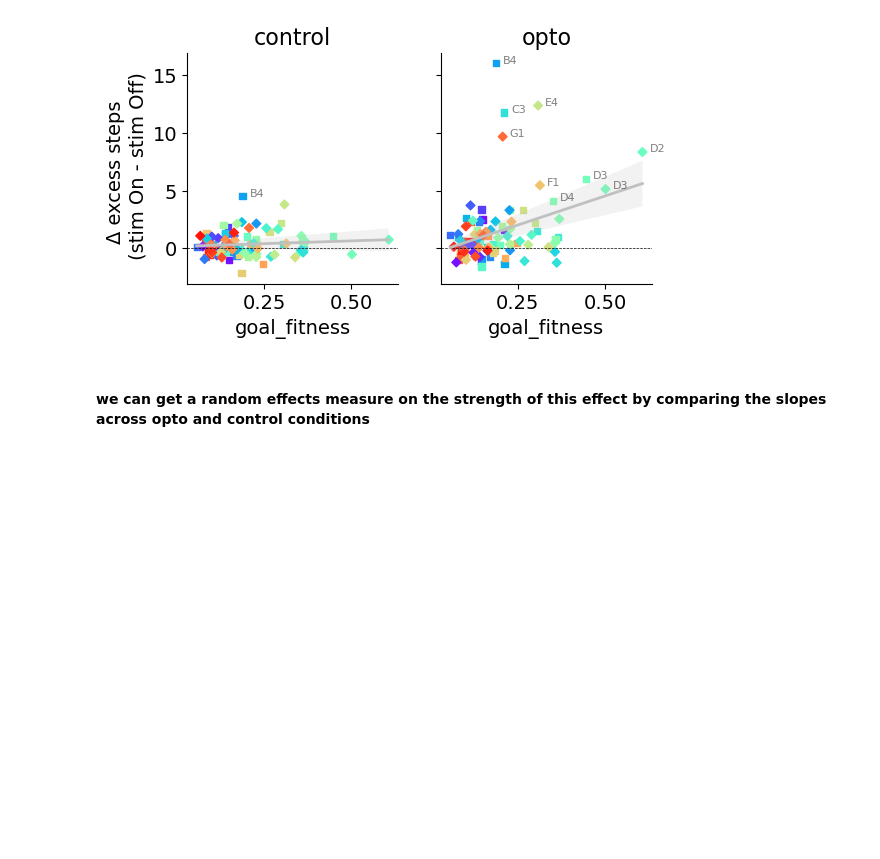
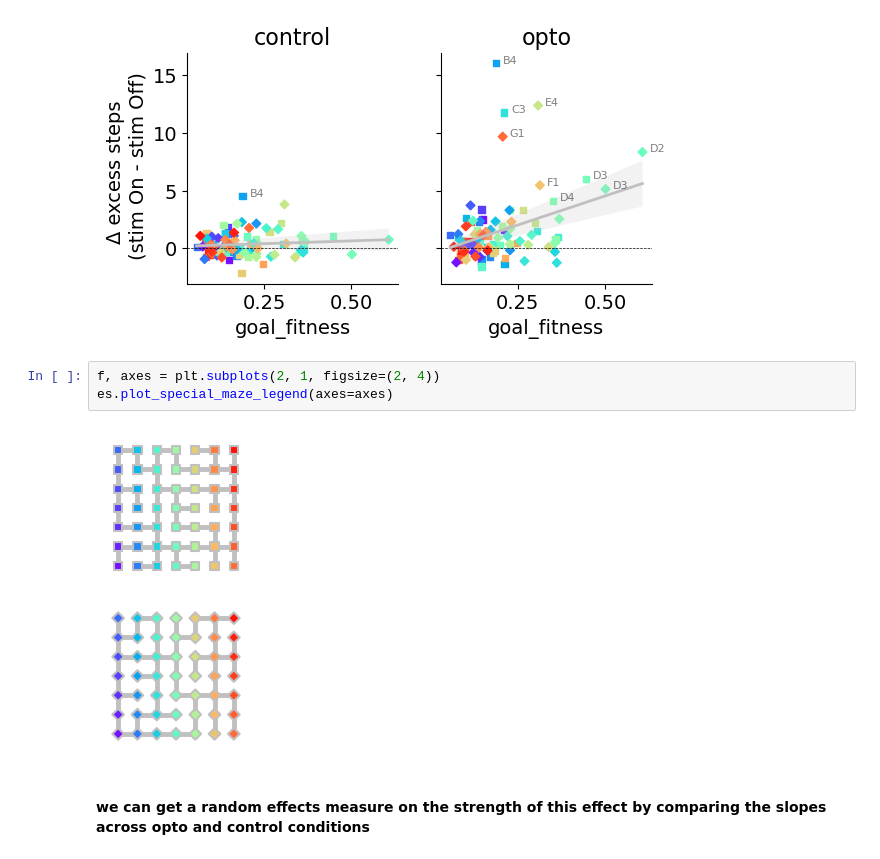
Before and after one commit to peterdoohan/goalNav_mFC-opto3, a Jupyter notebook: code/Notebooks/performance_metrics.ipynb, the cells around one changed output. Drawn from its saved outputs; the diff is of its cells as text; blank space fills up the shorter version.

```diff
--- a/code/Notebooks/performance_metrics.ipynb
+++ b/code/Notebooks/performance_metrics.ipynb
@@ -230,6 +230,11 @@ es.plot_stratified_delta_excess_steps(
 )
 # %% [output]
 [figure]
+# %%
+f, axes = plt.subplots(2, 1, figsize=(2, 4))
+es.plot_special_maze_legend(axes=axes)
+# %% [output]
+[figure, added]
 # %% [markdown]
 #### we can get a random effects measure on the strength of this effect by comparing the slopes across opto and control conditions
 # %%
```
Also changed, not shown: parts of 1 cell of this notebook, 2 other files.
